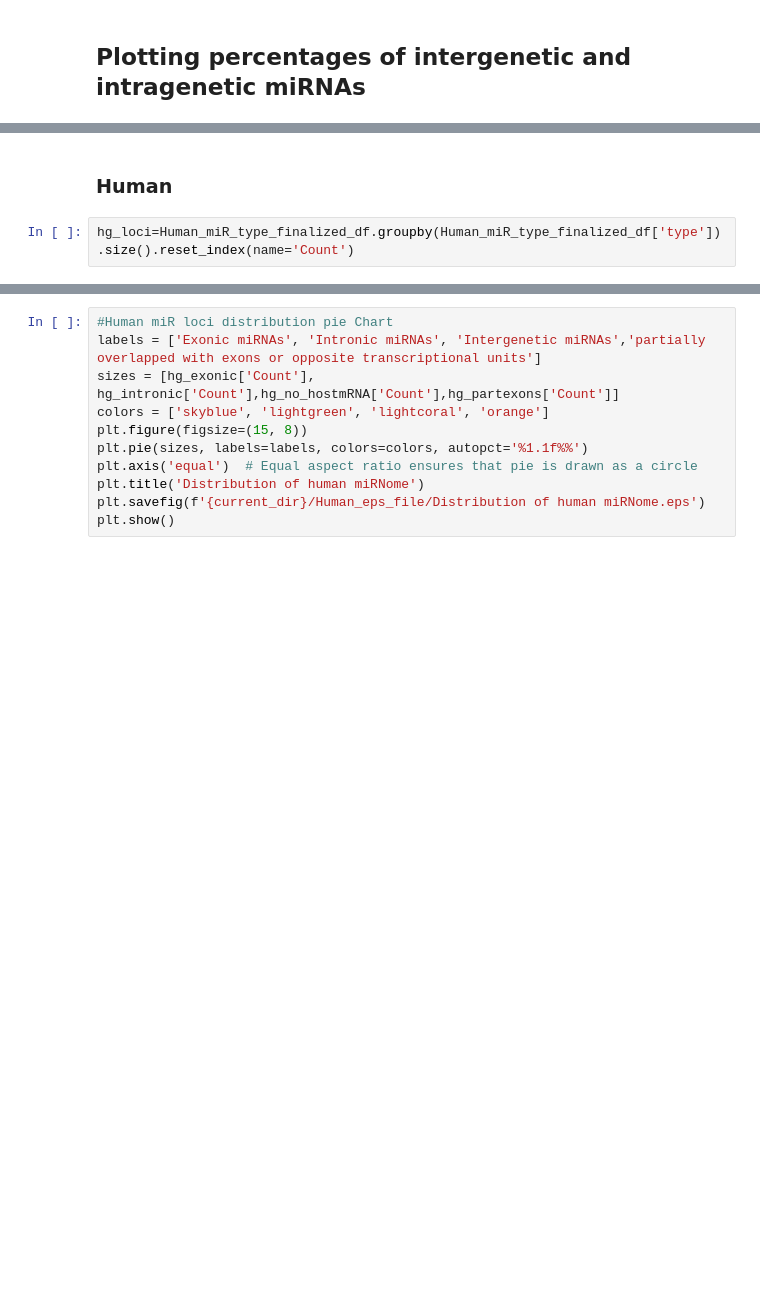
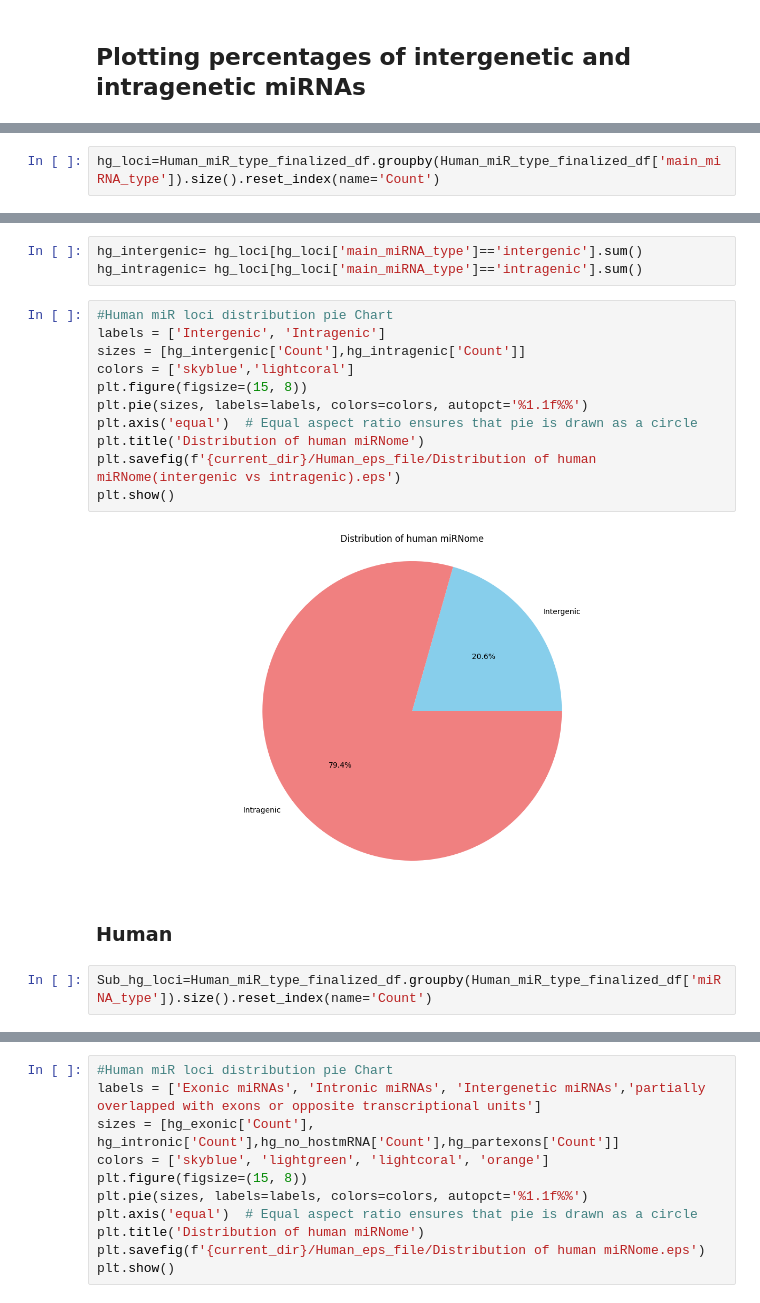
Before and after one commit to TyronChang/Exonic-microRNA-analysis, a Jupyter notebook: Human_miR_analysis_ 70724.ipynb, the cells around one changed output, grey strips where cells are left out. Cells and saved outputs as stored; diff of their text form; blank space fills up the shorter version.

```diff
--- a/Human_miR_analysis_ 70724.ipynb
+++ b/Human_miR_analysis_ 70724.ipynb
@@ -686,0 +707,2 @@ Index(['miR_chrom', 'miR_exonStarts', 'miR_exonEnds', 'miR_type', 'miR_Name',
+# %%
+hg_loci=Human_miR_type_finalized_df.groupby(Human_miR_type_finalized_df['main_miRNA_type']).size().reset_index(name='Count')
@@ -687,5 +715,21 @@ Index(['miR_chrom', 'miR_exonStarts', 'miR_exonEnds', 'miR_type', 'miR_Name',
+# %%
+hg_intergenic= hg_loci[hg_loci['main_miRNA_type']=='intergenic'].sum()
+hg_intragenic= hg_loci[hg_loci['main_miRNA_type']=='intragenic'].sum()
+# %%
+#Human miR loci distribution pie Chart
+labels = ['Intergenic', 'Intragenic']
+sizes = [hg_intergenic['Count'],hg_intragenic['Count']]
+colors = ['skyblue','lightcoral']
+plt.figure(figsize=(15, 8))
+plt.pie(sizes, labels=labels, colors=colors, autopct='%1.1f%%')
+plt.axis('equal')  # Equal aspect ratio ensures that pie is drawn as a circle
+plt.title('Distribution of human miRNome')
+plt.savefig(f'{current_dir}/Human_eps_file/Distribution of human miRNome(intergenic vs intragenic).eps')
+plt.show()
+# %% [output]
+[figure, added]
 # %% [markdown]
 ### Human
 # %%
-hg_loci=Human_miR_type_finalized_df.groupby(Human_miR_type_finalized_df['type']).size().reset_index(name='Count')
+Sub_hg_loci=Human_miR_type_finalized_df.groupby(Human_miR_type_finalized_df['miRNA_type']).size().reset_index(name='Count')
 # %%
```
Also changed, not shown: parts of 19 cells of this notebook, 24 other files.
